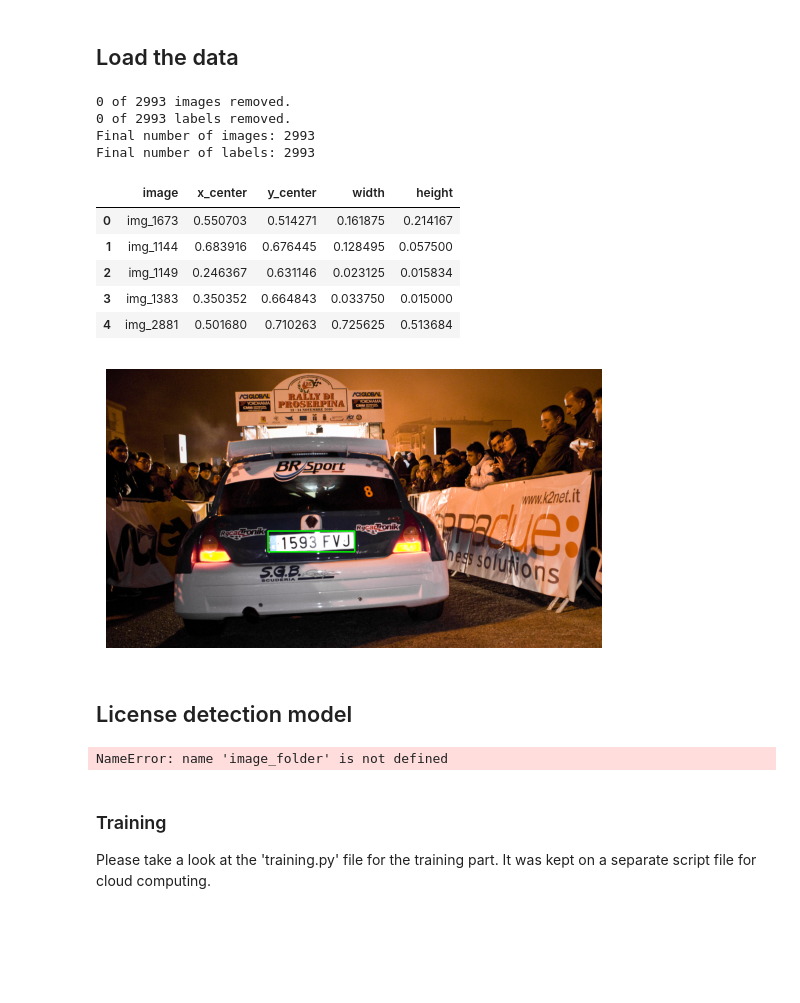
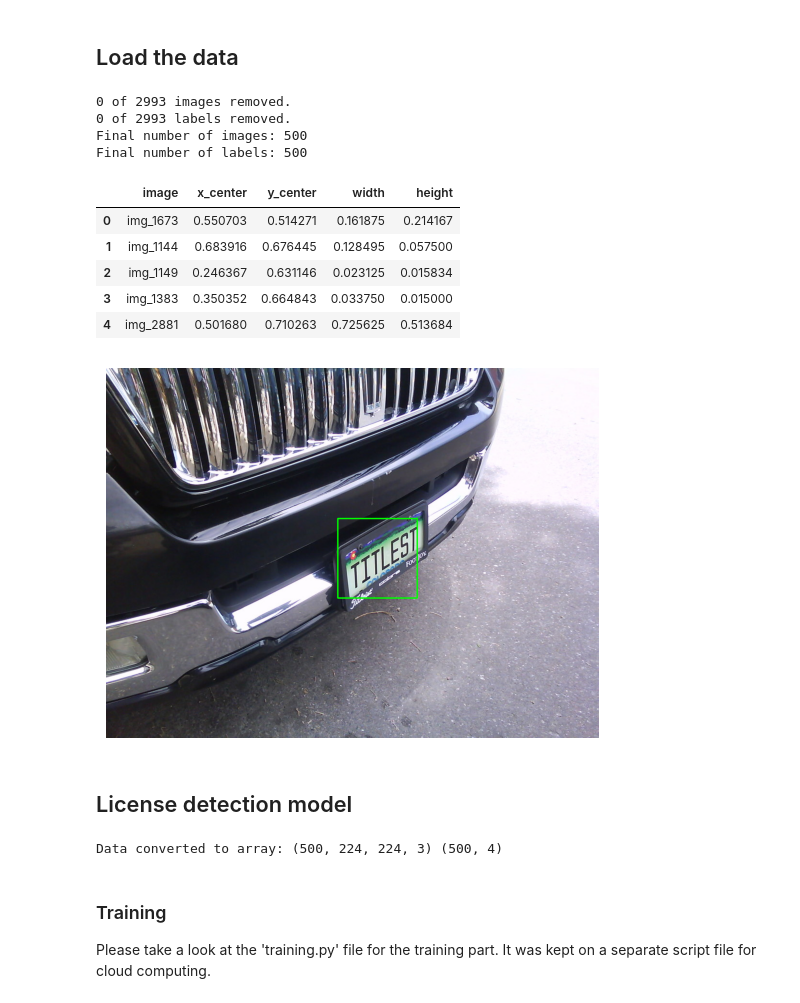
Before and after one commit to Gabmelom/plate-vision, a Jupyter notebook: plate-vision.ipynb, the cells around one changed output. Drawn from its saved outputs; the diff is of its cells as text; code cells hidden in the pictures; blank space fills up the shorter version.

```diff
--- a/plate-vision.ipynb
+++ b/plate-vision.ipynb
@@ -18,7 +18,7 @@ from tensorflow.keras.preprocessing.image import load_img, img_to_array
 IMG_DIR = "./data/imgs/"
 LABEL_DIR = "./data/labels/"
 TEST_DIR = "./data/test/"
-SAMPLE_SIZE = 5000
+SAMPLE_SIZE = 500
 # %% [markdown]
 ## Data processing
 # %%
@@ -159,8 +159,8 @@ df.head()
 # %% [output]
 0 of 2993 images removed.
 0 of 2993 labels removed.
-Final number of images: 2993
-Final number of labels: 2993
+Final number of images: 500
+Final number of labels: 500
 |  | image | x_center | y_center | width | height |
 | 0 | img_1673 | 0.550703 | 0.514271 | 0.161875 | 0.214167 |
 | 1 | img_1144 | 0.683916 | 0.676445 | 0.128495 | 0.057500 |
@@ -184,28 +184,28 @@ def voc_to_yolo(x1, y1, x2, y2):
 # %%
 # Plot sample image with bounding boxes
 def samplePlot(dataframe):
-    row = dataframe[dataframe["image"] == "img_1"]
+    row = dataframe.head(1)
     image, x, y, w, h = row.iloc[0]
     path = f"./data/imgs/{image}.jpg"
     img = cv2.imread(path)
     img_h, img_w, img_d = img.shape
 
     # Open CV uses (x, y) coordinates of the top-left corner and the bottom-right corner
     x1, y1, x2, y2 = yolo_to_voc(x, y, w, h)
     x1 = int(x1 * img_w)
     y1 = int(y1 * img_h)
     x2 = int(x2 * img_w)
     y2 = int(y2 * img_h)
 
     img = cv2.cvtColor(img, cv2.COLOR_BGR2RGB)
     img = cv2.rectangle(img, (x1, y1), (x2, y2), (0,255,0),2)
     plt.imshow(img)
     plt.axis("off")
     plt.show()
 
 samplePlot(df)
 # %% [output]
-[figure, old version]
+[figure, new version]
 # %% [markdown]
 ## License detection model
 # %%
@@ -234,12 +234,13 @@ def save_split_data(X, y, filename):
 
     np.savez_compressed(filename, X_train=X_train, X_test=X_test, y_train=y_train, y_test=y_test)
 
-# X, y = convert_to_array(df)
-# print("Data converted to array:",X.shape, y.shape)
+X, y = convert_to_array(df)
+print("Data converted to array:",X.shape, y.shape)
 # save_split_data(X, y, "data.npz")
+# save_split_data(X, y, "test.npz")
 # print("Data saved.")
 # %% [output]
-NameError: name 'image_folder' is not defined
+Data converted to array: (500, 224, 224, 3) (500, 4)
 # %% [markdown]
 ### Training
 Please take a look at the 'training.py' file for the training part. It was kept on a separate script file for cloud computing.
```
Also changed, not shown: parts of 3 cells of this notebook, 1 other file.
